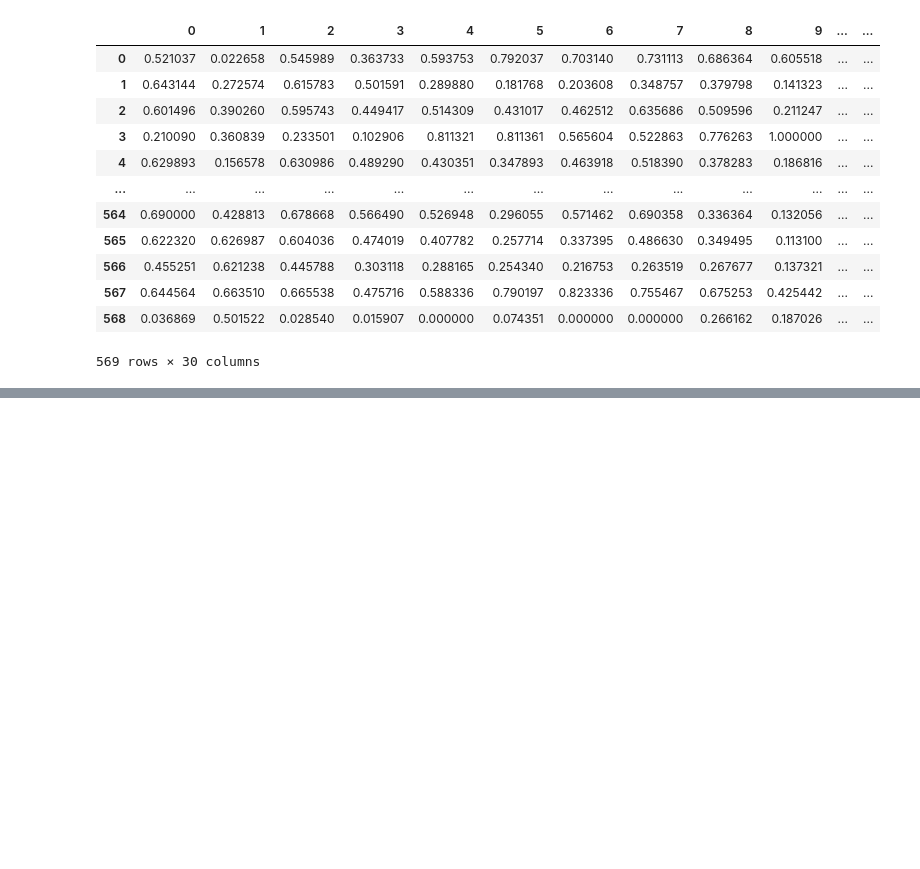
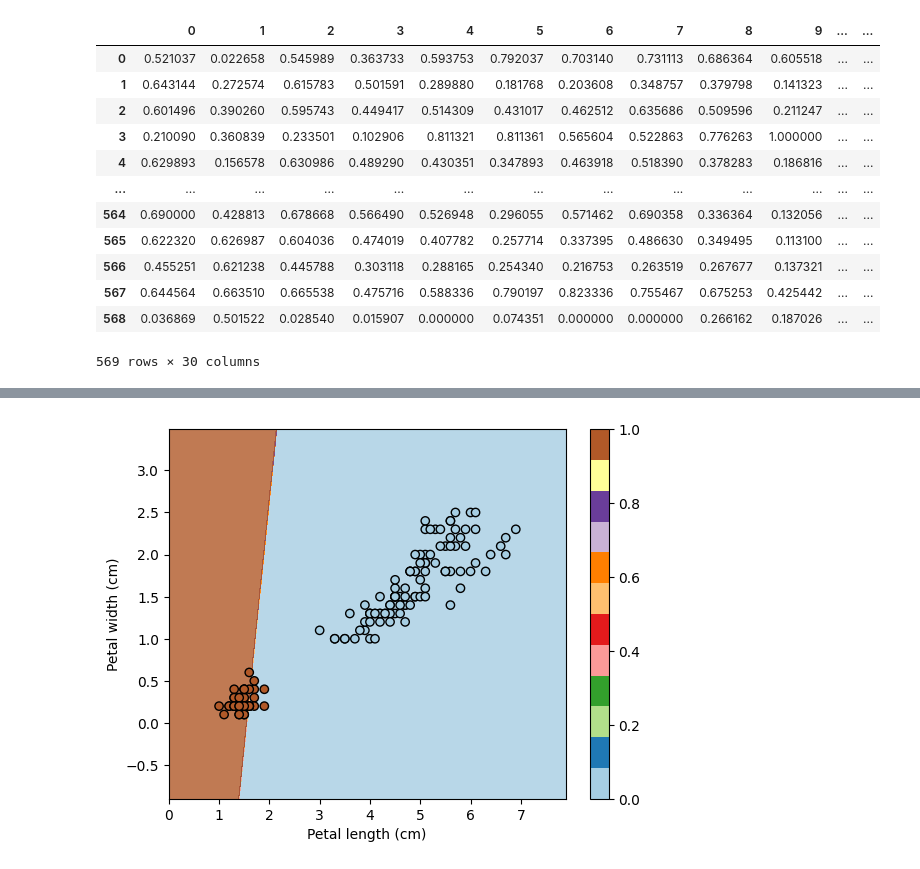
Before and after one commit to J0hnV1ct0r/Rpad, a Jupyter notebook: regressao_logistica.ipynb, the cells around one changed output, grey strips where cells are left out. Cells and saved outputs as stored; diff of their text form; code cells hidden in the pictures; blank space fills up the shorter version.

```diff
--- a/regressao_logistica.ipynb
+++ b/regressao_logistica.ipynb
@@ -382,3 +545,9 @@ MSE em cada fold: [0.3684210526315789, 0.37719298245614036, 0.41228070175438597,
+# %%
+X_train, X_test, y_train, y_test = train_test_split(x, y, test_size=0.2, random_state=42, stratify=y)
+X_train = X_train.reset_index(drop=True)
+y_train = y_train.reset_index(drop=True)
+X_test = X_test.reset_index(drop=True)
+y_test = y_test.reset_index(drop=True)
 # %%
-lc = LogisticClassifier()
-lc.fit(norm_Trx,norm_Try,n=3, reg=1, lr=0.001, epochs=50)
+model = LogisticClassifier()
+model.fit(X_train,y_train,n=1, reg=1, lr=0.001, epochs=50)
@@ -427,0 +577,27 @@ lc2.predict(norm_Trx)
+# %%
+# Criar o grid para plotar a superfície de decisão
+x_arr = np.array(x)
+x_min, x_max = x_arr[:, 0].min() - 1, x_arr[:, 0].max() + 1
+y_min, y_max = x_arr[:, 1].min() - 1, x_arr[:, 1].max() + 1
+xx, yy = np.meshgrid(np.arange(x_min, x_max, 0.01), np.arange(y_min, y_max, 0.01))
+grid = pd.DataFrame({
+    'petal length (cm)': xx.ravel(),
+    'petal width (cm)': yy.ravel()
+})
+# %%
+# Prever as classes no grid usando o modelo
+grid['prediction'] = model.predict(grid)
+# Transformar as previsões em formato de grade para visualização
+Z = grid['prediction'].values.reshape(xx.shape)
+# %%
+plt.contourf(xx, yy, Z, alpha=0.8, cmap=plt.cm.Paired)
+
+# Passar a variável y diretamente como a sequência de cores
+plt.scatter(x_arr[:, 0], x_arr[:, 1], c=y.values, edgecolor='k', cmap=plt.cm.Paired)
+
+plt.xlabel('Petal length (cm)')
+plt.ylabel('Petal width (cm)')
+plt.colorbar()  # Opcional, para mostrar a barra de cores
+plt.show()
+# %% [output]
+[figure, added]
```
Also changed, not shown: parts of 15 cells of this notebook.
